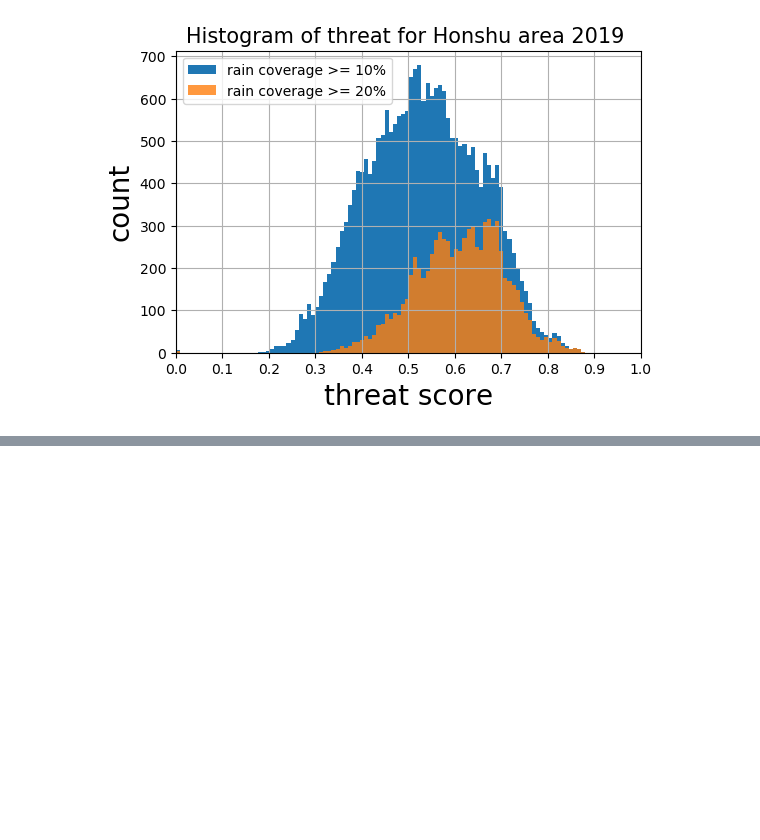
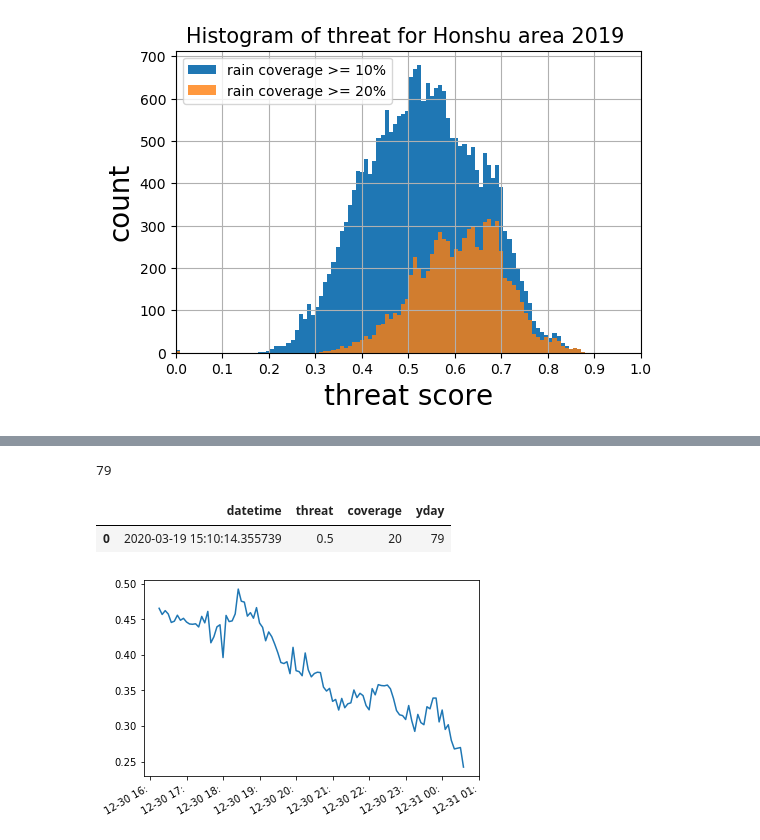
Before and after one commit to Yuchaowni/rainymotion, a Jupyter notebook: docs/notebooks/rainymotion_1hour_oneYear_and_stats.ipynb, the cells around one changed output, grey strips where cells are left out. Saved outputs shown, nothing was run; the diff lists cells and outputs as text; code cells hidden in the pictures; blank space fills up the shorter version.

```diff
--- a/docs/notebooks/rainymotion_1hour_oneYear_and_stats.ipynb
+++ b/docs/notebooks/rainymotion_1hour_oneYear_and_stats.ipynb
@@ -150,0 +158,7 @@ plt.show()
+# %%
+import os
+import pandas as pd
+data_folder = "/Users/jiang/data/jma_radar"
+data_file  = "threat_coverage.csv"
+data_path = os.path.join(data_folder,data_file)
+data = pd.read_csv(data_path)
@@ -150,0 +188,28 @@ plt.show()
+# %%
+from datetime import datetime
+datetime.now().timetuple().tm_yday
+# %% [output]
+79
+# %%
+d1 = pd.DataFrame({"datetime":datetime.now(),
+                   "threat": 0.5,
+                  "coverage": 20,
+                  'yday':datetime.now().timetuple().tm_yday},index = [data.shape[0]])
+data1 = data.append(d1, ignore_index = False)
+# %%
+pd.DataFrame({"datetime":datetime.now(),
+                   "threat": 0.5,
+                  "coverage": 20,
+                  'yday':datetime.now().timetuple().tm_yday},index = [0])
+# %% [output]
+|  | datetime | threat | coverage | yday |
+| 0 | 2020-03-19 15:10:14.355739 | 0.5 | 20 | 79 |
+# %%
+import matplotlib.dates as mdates
+dates = data.datetime.apply(lambda x:datetime.strptime(x,"%Y-%m-%d %H:%M:%S"))
+plt.plot(dates[-100:],data.threat[-100:])
+plt.gca().xaxis.set_major_formatter(mdates.DateFormatter('%m-%d %H:')) # 格式化时间轴标注
+plt.gcf().autofmt_xdate() # 优化标注（自动倾斜）
+plt.show()
+# %% [output]
+[figure, added]
```
Also changed, not shown: parts of 4 cells of this notebook, 10 other files.
